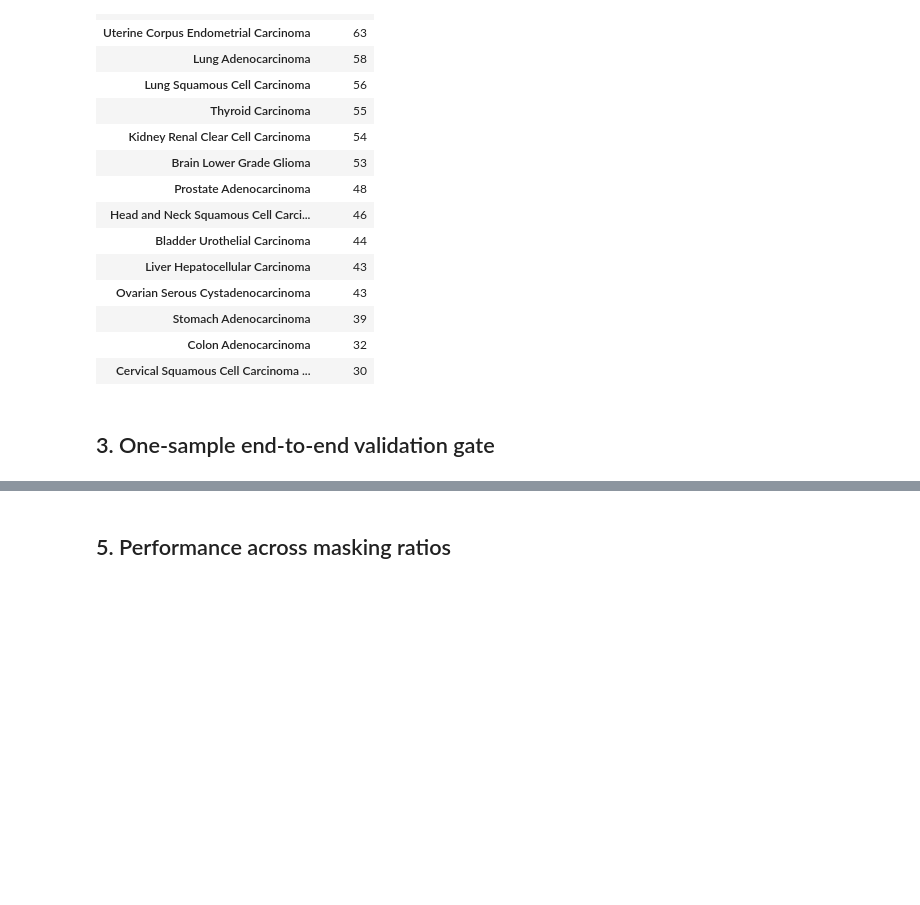
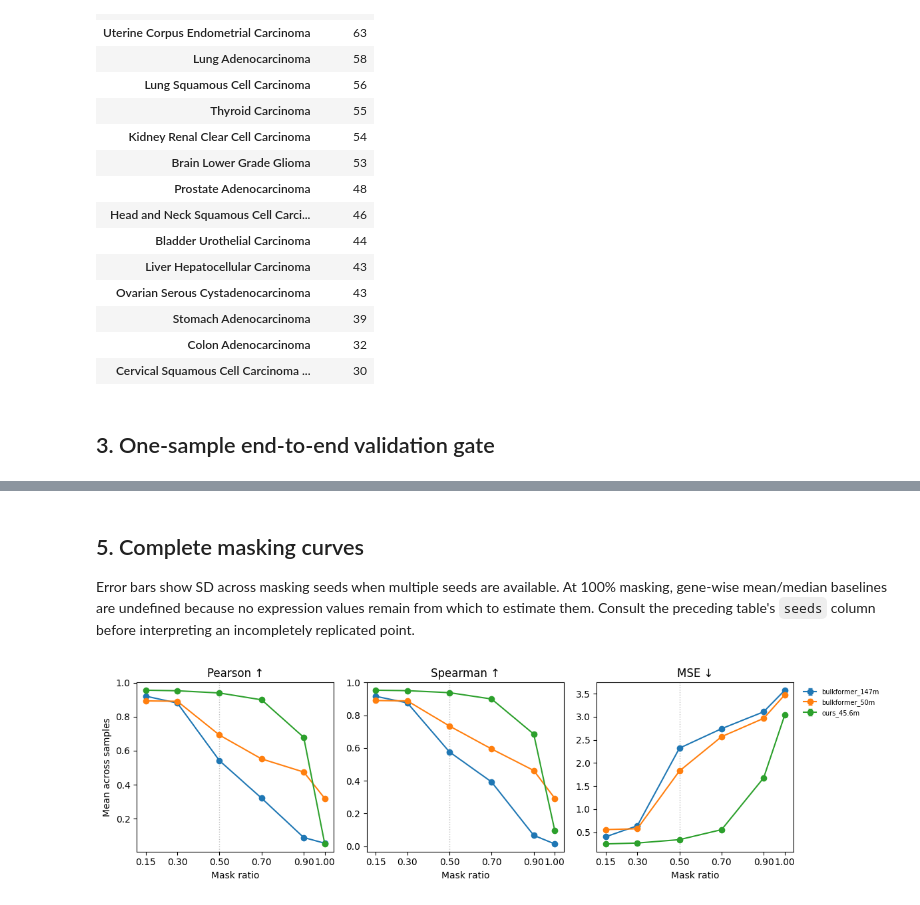
Before and after one commit to alwalt/bridge-rna, a Jupyter notebook: benchmarks/tcga_imputation/tcga_imputation_benchmark.ipynb, the cells around one changed output, grey strips where cells are left out. Saved outputs shown, nothing was run; the diff lists cells and outputs as text; code cells hidden in the pictures; blank space fills up the shorter version.

```diff
--- a/benchmarks/tcga_imputation/tcga_imputation_benchmark.ipynb
+++ b/benchmarks/tcga_imputation/tcga_imputation_benchmark.ipynb
@@ -97,17 +101,19 @@ display(gate[['benchmark', 'model', 'input_shape', 'output_shape', 'masked_nativ
 # %%
 if summary_path.is_file():
     summary = pd.read_parquet(summary_path)
-    expected_rows = 2 * len(config['mask_ratios']) * 7
-    assert len(summary) == expected_rows, f'Incomplete summary: expected {expected_rows} rows, found {len(summary)}'
-    assert summary.seeds.eq(len(config['mask_seeds'])).all(), 'One or more conditions lack all masking seeds'
-    def pm(mean, sd, digits=3):
-        return mean.map(lambda x: f'{x:.{digits}f}') + ' ± ' + sd.map(lambda x: f'{x:.{digits}f}')
+    # Never display legacy baselines estimated from the TCGA evaluation cohort.
+    summary = summary[~summary.method.isin(['gene_mean', 'gene_median'])].copy()
+    expected_ratios = {0.15, 0.30, 0.50, 0.70, 0.90, 1.00}
+    assert expected_ratios.issubset(set(summary.mask_ratio.round(2))), 'Mask-ratio curve is incomplete'
+    def estimate(mean, sd, seeds, digits=3):
+        return [f'{m:.{digits}f} ± {s:.{digits}f}' if n > 1 else f'{m:.{digits}f} (1 seed)'
+                for m, s, n in zip(mean, sd, seeds)]
     paper = summary.copy()
-    paper['Pearson'] = pm(paper.pearson_mean, paper.pearson_sd)
-    paper['Spearman'] = pm(paper.spearman_mean, paper.spearman_sd)
-    paper['MSE'] = pm(paper.mse_mean, paper.mse_sd)
+    paper['Pearson'] = estimate(paper.pearson_mean, paper.pearson_sd, paper.seeds)
+    paper['Spearman'] = estimate(paper.spearman_mean, paper.spearman_sd, paper.seeds)
+    paper['MSE'] = estimate(paper.mse_mean, paper.mse_sd, paper.seeds)
     display(paper[['benchmark', 'mask_ratio', 'method', 'target_space',
-                   'evaluated_genes', 'Pearson', 'Spearman', 'MSE']])
+                   'evaluated_genes', 'seeds', 'Pearson', 'Spearman', 'MSE']])
 else:
     print('Full benchmark results are not present yet. Run pipeline/run_imputation.py --run.')
 # %% [output]
@@ -115,17 +137,23 @@ Full benchmark results are not present yet. Run pipeline/run_imputation.py --run
 # %% [markdown]
-## 5. Performance across masking ratios
+## 5. Complete masking curves
+
+Error bars show SD across masking seeds when multiple seeds are available. At 100% masking, gene-wise mean/median baselines are undefined because no expression values remain from which to estimate them. Consult the preceding table's `seeds` column before interpreting an incompletely replicated point.
 # %%
 if summary_path.is_file():
     primary = summary[summary.benchmark.eq('shared_vocab')]
     fig, axes = plt.subplots(1, 3, figsize=(12, 3.5))
     for (method, target_space), frame in primary.groupby(['method', 'target_space']):
         frame = frame.sort_values('mask_ratio')
         label = method if not method.startswith('gene_') else f'{method} ({target_space})'
         for ax, metric in zip(axes, ['pearson', 'spearman', 'mse']):
-            ax.errorbar(frame.mask_ratio, frame[f'{metric}_mean'], yerr=frame[f'{metric}_sd'],
+            errors = frame[f'{metric}_sd'].fillna(0)
+            ax.errorbar(frame.mask_ratio, frame[f'{metric}_mean'], yerr=errors,
                         marker='o', capsize=2, label=label)
     for ax, title in zip(axes, ['Pearson ↑', 'Spearman ↑', 'MSE ↓']):
-        ax.set(xlabel='Mask ratio', title=title)
+        ax.axvline(0.5, color='0.75', linestyle=':', linewidth=1)
+        ax.set(xlabel='Mask ratio', title=title, xticks=[0.15, 0.30, 0.50, 0.70, 0.90, 1.00])
     axes[0].set_ylabel('Mean across samples')
     axes[-1].legend(frameon=False, fontsize=7, bbox_to_anchor=(1.02, 1))
     fig.tight_layout()
+# %% [output]
+[figure, added]
```
Also changed, not shown: parts of 13 cells of this notebook, 10 other files.
